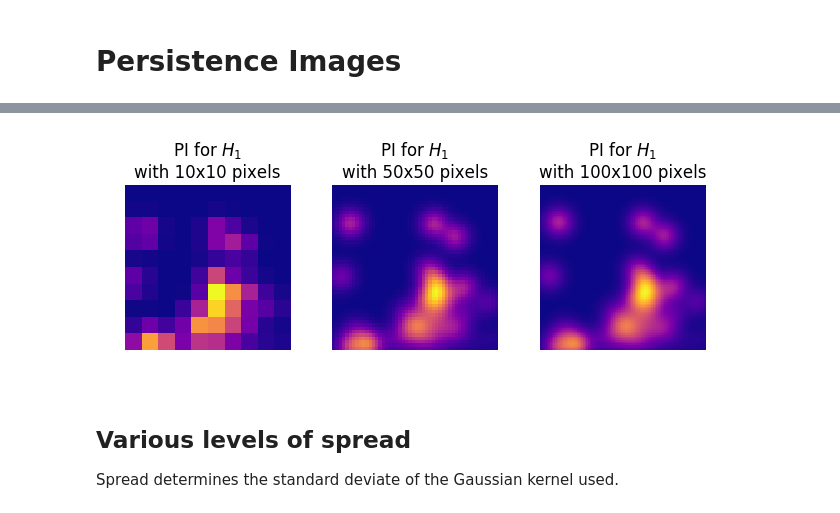
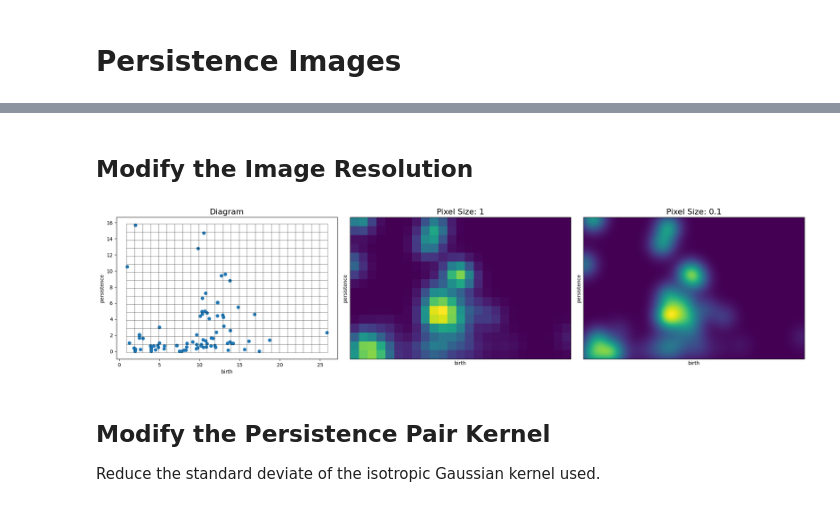
Before and after one commit to scikit-tda/persim, a Jupyter notebook: docs/notebooks/Persistence Images.ipynb, the cells around one changed output, grey strips where cells are left out. Drawn from its saved outputs; the diff is of its cells as text; code cells hidden in the pictures.

```diff
--- a/docs/notebooks/Persistence Images.ipynb
+++ b/docs/notebooks/Persistence Images.ipynb
@@ -41,29 +124,25 @@ Rips(maxdim=1, thresh=inf, coeff=2, do_cocycles=False, verbose=True)
-# %%
-pim = PersImage(spread=1, pixels=[10,10], verbose=False)
-img = pim.transform(dgms[1])
-
-ax = plt.subplot(131)
-plt.title("PI for $H_1$\nwith 10x10 pixels")
-pim.show(img, ax)
-
-pim = PersImage(spread=1, pixels=[50,50], verbose=False)
-img = pim.transform(dgms[1])
-
-ax = plt.subplot(132)
-plt.title("PI for $H_1$\nwith 50x50 pixels")
-pim.show(img, ax)
-
-pim = PersImage(spread=1, pixels=[100,100], verbose=False)
-img = pim.transform(dgms[1])
-
-ax = plt.subplot(133)
-plt.title("PI for $H_1$\nwith 100x100 pixels")
-pim.show(img, ax)
-
-plt.tight_layout()
-# %% [output]
-[figure, removed]
+# %% [markdown]
+## Modify the Image Resolution
+# %%
+# The resolution of the persistence image is adjusted by choosing the pixel size, given in the same units as the diagram
+pimgr = PersistenceImager(pixel_size=1)
+pimgr.fit(H1_dgm)
+
+fig, axs = plt.subplots(1, 3, figsize=(20,5))
+pimgr.plot_diagram(H1_dgm, skew=True, ax=axs[0])
+axs[0].set_title('Diagram', fontsize=16)
+
+pimgr.plot_image(pimgr.transform(H1_dgm), ax=axs[1])
+axs[1].set_title('Pixel Size: 1', fontsize=16)
+
+pimgr.pixel_size = 0.1
+pimgr.plot_image(pimgr.transform(H1_dgm), ax=axs[2])
+axs[2].set_title('Pixel Size: 0.1', fontsize=16)
+
+plt.tight_layout()
+# %% [output]
+[figure, added]
 # %% [markdown]
-## Various levels of spread
+## Modify the Persistence Pair Kernel
 
-Spread determines the standard deviate of the Gaussian kernel used.
+Reduce the standard deviate of the isotropic Gaussian kernel used.
```
Also changed, not shown: parts of 16 cells of this notebook, 2 other files.
